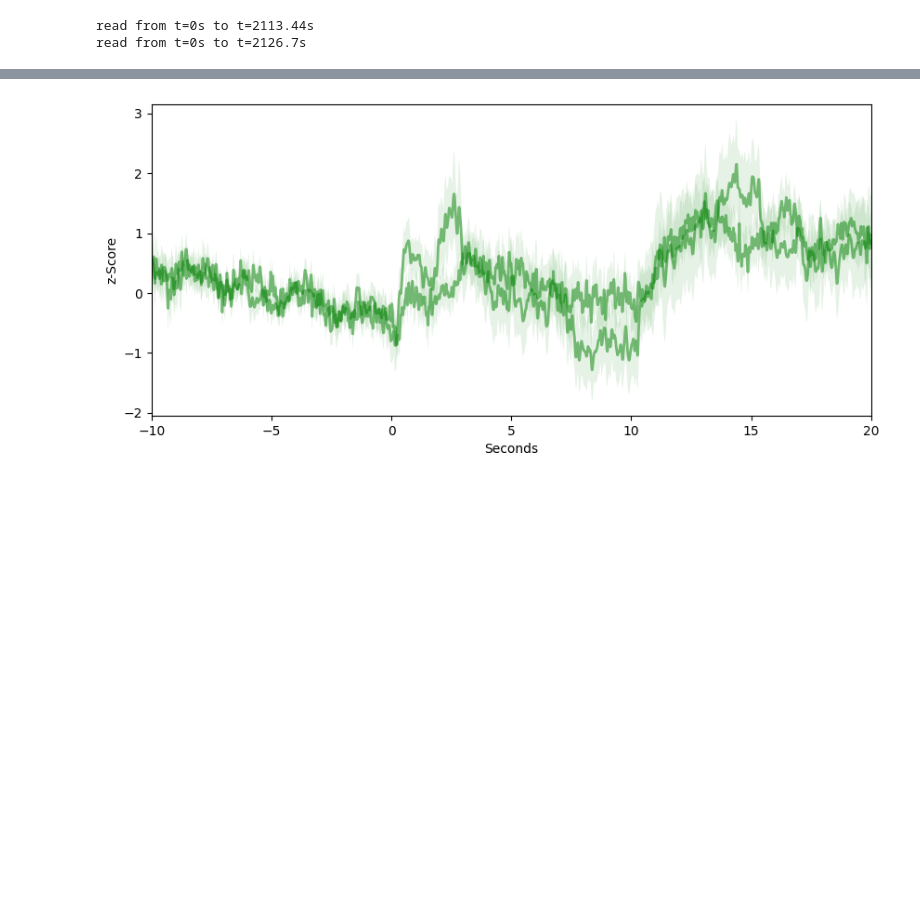
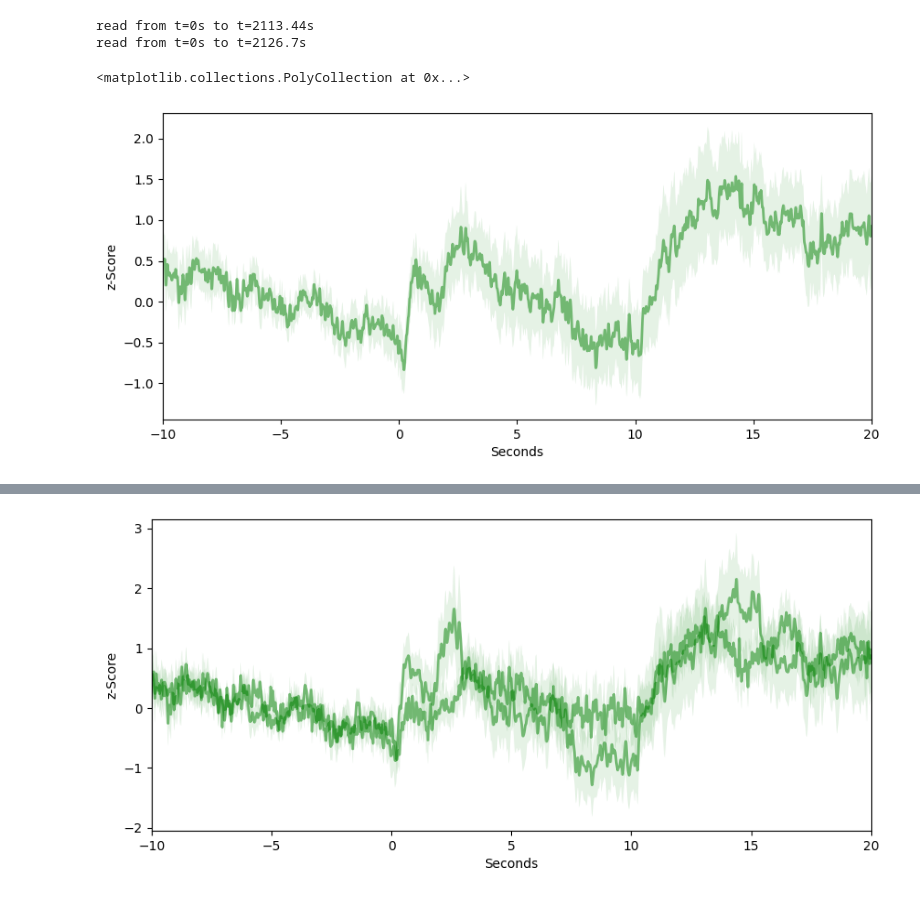
Before and after one commit to MaxyMoose/FiberPhoStuff, a Jupyter notebook: main.ipynb, the cells around one changed output, grey strips where cells are left out. Cells and saved outputs as stored; diff of their text form; code cells hidden in the pictures; blank space fills up the shorter version.

```diff
--- a/main.ipynb
+++ b/main.ipynb
@@ -39,12 +43,12 @@ def get_data(epoc: TDTEpoc, event_code: list[int], gfp: TDTStream, iso: TDTStrea
         the mean_iso, mean_gfp, iso_vec, gfp_vec, std_iso, std_gfp
     """
     trs = get_time_ranges(epoc, values=event_code)
-    filtered_csp_trs = modify_time_ranges(epoc, TRANGE, trs)
-    filtered_grbda = get_filtered_stream_data(gfp, filtered_csp_trs)
-    filtered_iso = get_filtered_stream_data(iso, filtered_csp_trs)
-    min1 = np.min([np.size(x) for x in filtered_grbda])
+    filtered_trs = modify_time_ranges(epoc, TRANGE, trs)
+    filtered_gfp = get_filtered_stream_data(gfp, filtered_trs)
+    filtered_iso = get_filtered_stream_data(iso, filtered_trs)
+    min1 = np.min([np.size(x) for x in filtered_gfp])
     min2 = np.min([np.size(x) for x in filtered_iso])
-    # filtered_grbda = [x[1:min1] for x in filtered_grbda]
+    # filtered_gfp = [x[1:min1] for x in filtered_gfp]
     # filtered_iso = [x[1:min2] for x in filtered_iso]
 
     # Downsample and average 10x via a moving window mean
@@ -57,7 +61,7 @@ def get_data(epoc: TDTEpoc, event_code: list[int], gfp: TDTStream, iso: TDTStrea
             small_lst.append(np.mean(lst[i:i+N-1])) # This is the moving window mean
         F405.append(small_lst)
 
-    for lst in filtered_grbda:
+    for lst in filtered_gfp:
         small_lst = []
         for i in range(0, min1, N):
             small_lst.append(np.mean(lst[i:i+N-1]))
@@ -69,7 +73,7 @@ def get_data(epoc: TDTEpoc, event_code: list[int], gfp: TDTStream, iso: TDTStrea
     std_iso = np.std(F405, axis=0)/np.sqrt(len(filtered_iso))
     dc_iso = np.mean(mean_iso)
     mean_gfp = np.mean(F465, axis=0)
-    std_gfp = np.std(F465, axis=0)/np.sqrt(len(filtered_grbda))
+    std_gfp = np.std(F465, axis=0)/np.sqrt(len(filtered_gfp))
     dc_gfp = np.mean(mean_gfp)
 
     # Create the time vector for each stream store
@@ -99,12 +103,6 @@ def get_data(epoc: TDTEpoc, event_code: list[int], gfp: TDTStream, iso: TDTStrea
         zall.append((dF - zb)/zsd)
 
         zerror = np.std(zall, axis=0)/np.sqrt(np.size(zall, axis=0))
+
     return zall, zerror, iso_vec, gfp_vec
-# %%
-bpa = []
-dir = r'C:\Users\Daniel\Desktop\max_bta\FiberPhoStuff\data'
-for root, dirs, files in os.walk(dir):
-    for file in files:
-        if file.endswith(".tev"):
-            bpa.append(root)
 # %%
@@ -147,0 +175,14 @@ total = np.mean(np.array(iso_vec1, iso_vec2), axis=0)
+# %%
+# create a z-score plot of all the data across all the files around the epoch of interest
+fig = plt.figure(figsize=(10, 20))
+ax1 = fig.add_subplot(411)
+ax1.set_ylabel('z-Score')
+ax1.set_xlabel('Seconds')
+ax1.set_xlim(-10, 20)
+ax1.set_label('z-Score')
+ax1.plot(avgiso, np.mean(avgzall, axis = 0), linewidth=2, color='green', alpha=0.5)
+ax1.fill_between(avggfp, np.mean(avgzall, axis=0)+avgzerr
+                    ,np.mean(avgzall, axis=0)-avgzerr, facecolor='green', alpha=0.1)
+# %% [output]
+<matplotlib.collections.PolyCollection at 0x...>
+[figure, added]
```
Also changed, not shown: parts of 9 cells of this notebook.
